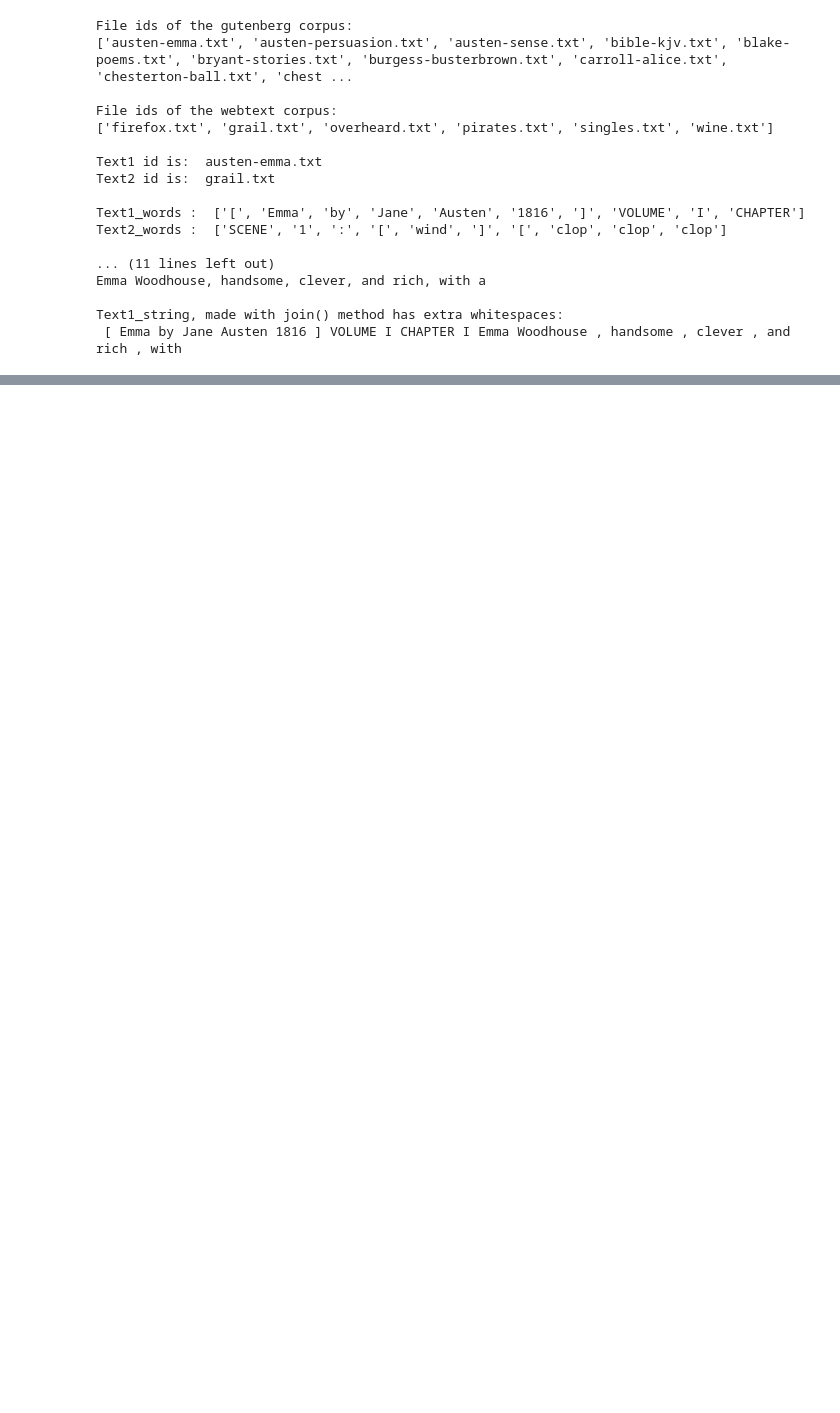
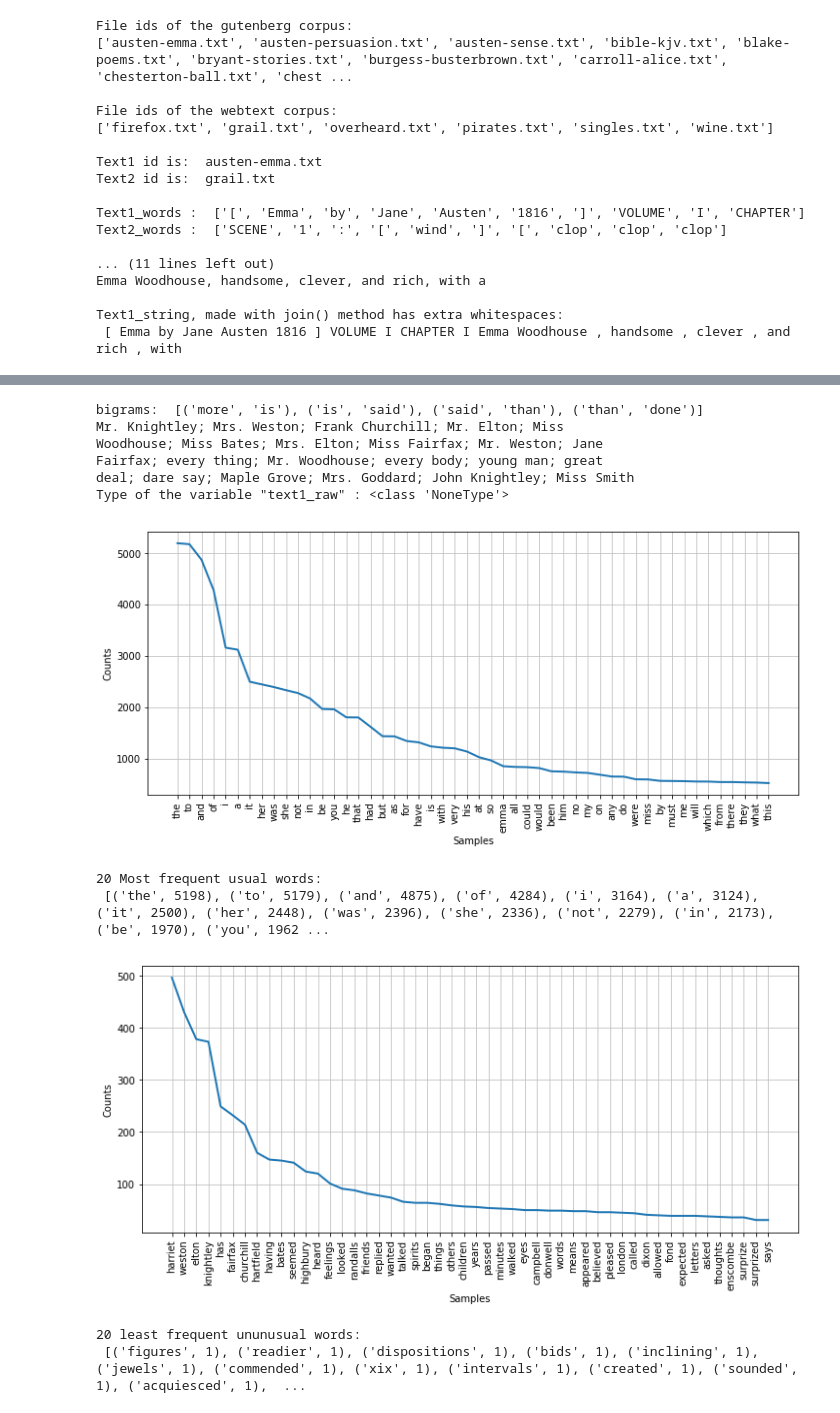
Before and after one commit to nimas62/NLTK-classical-NLP, a Jupyter notebook: NLTK-Text-Corpora.ipynb, the cells around one changed output, grey strips where cells are left out. Saved outputs shown, nothing was run; the diff lists cells and outputs as text; code cells hidden in the pictures; blank space fills up the shorter version.

```diff
--- a/NLTK-Text-Corpora.ipynb
+++ b/NLTK-Text-Corpora.ipynb
@@ -181,0 +339,65 @@ his_at his_and her_was my_and my_i own_and
+# %%
+#ch.1 3.3   Collocations and Bigrams
+###########################################
+
+# Bigrams
+######################
+print('bigrams: ',list(bigrams(['more', 'is', 'said', 'than', 'done'])))
+
+# In corpus linguistics, a collocation is a sequence of words or terms that co-occur more often than would be expected by chance
+# "red wine" is a collocation, but "the wine" is not.
+# collocations are essentially just frequent bigrams
+collacations=text_object.collocations(num=20);
+print('Type of the variable "text1_raw" :', type(collacations))
+
+# unusual words
+######################
+
+text_vocab = list(w.lower() for w in text1_list if w.isalpha()) # All the unique words in the text that are alphabetic
+english_vocab = set(w.lower() for w in nltk.corpus.words.words()) # A standard list of words in nltk
+
+unusual_text_words = [w.lower() for w in text_vocab if w not in english_vocab]
+usual_text_words = [w.lower() for w in text_vocab if w in english_vocab]
+
+
+
+fd = nltk.FreqDist(usual_text_words)
+# 50 first most frequent words of usual_text_words
+plt.figure(figsize=(12, 5))  # the size you want
+fd.plot(50,cumulative=False)
+most_frequent=fd.most_common()
+print('20 Most frequent usual words:\n', most_frequent[0:20])
+
+fd = nltk.FreqDist(unusual_text_words)
+# 50 first most frequent words of unusual_text_words
+plt.figure(figsize=(12, 5))  # the size you want
+fd.plot(50,cumulative=False)
+most_frequent=fd.most_common()
+print('20 least frequent ununusual words:\n', most_frequent[-20:])
+
+
+# ConditionalFreqDist
+######################
+
+#Generating Random Text with Bigrams
+######################
+
+#Shoebox and Toolbox Lexicons
+######################
+
+
+#WordNet
+######################
+# %% [output]
+bigrams:  [('more', 'is'), ('is', 'said'), ('said', 'than'), ('than', 'done')]
+Mr. Knightley; Mrs. Weston; Frank Churchill; Mr. Elton; Miss
+Woodhouse; Miss Bates; Mrs. Elton; Miss Fairfax; Mr. Weston; Jane
+Fairfax; every thing; Mr. Woodhouse; every body; young man; great
+deal; dare say; Maple Grove; Mrs. Goddard; John Knightley; Miss Smith
+Type of the variable "text1_raw" : <class 'NoneType'>
+[figure, added]
+20 Most frequent usual words:
+ [('the', 5198), ('to', 5179), ('and', 4875), ('of', 4284), ('i', 3164), ('a', 3124), ('it', 2500), ('her', 2448), ('was', 2396), ('she', 2336), ('not', 2279), ('in', 2173), ('be', 1970), ('you', 1962 ...
+[figure, added]
+20 least frequent ununusual words:
+ [('figures', 1), ('readier', 1), ('dispositions', 1), ('bids', 1), ('inclining', 1), ('jewels', 1), ('commended', 1), ('xix', 1), ('intervals', 1), ('created', 1), ('sounded', 1), ('acquiesced', 1),  ...
```
Also changed, not shown: parts of 4 cells of this notebook.
